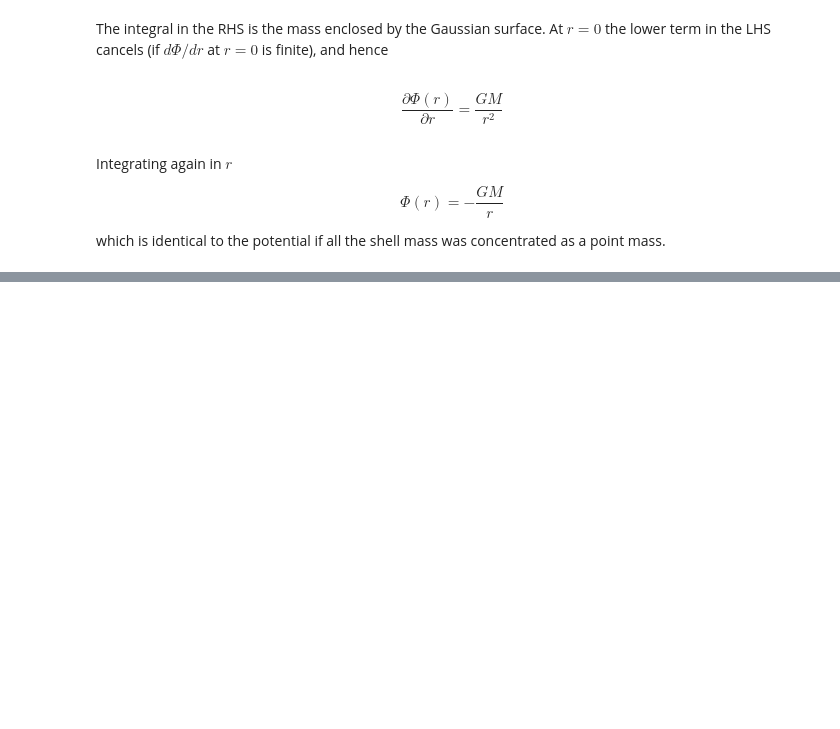
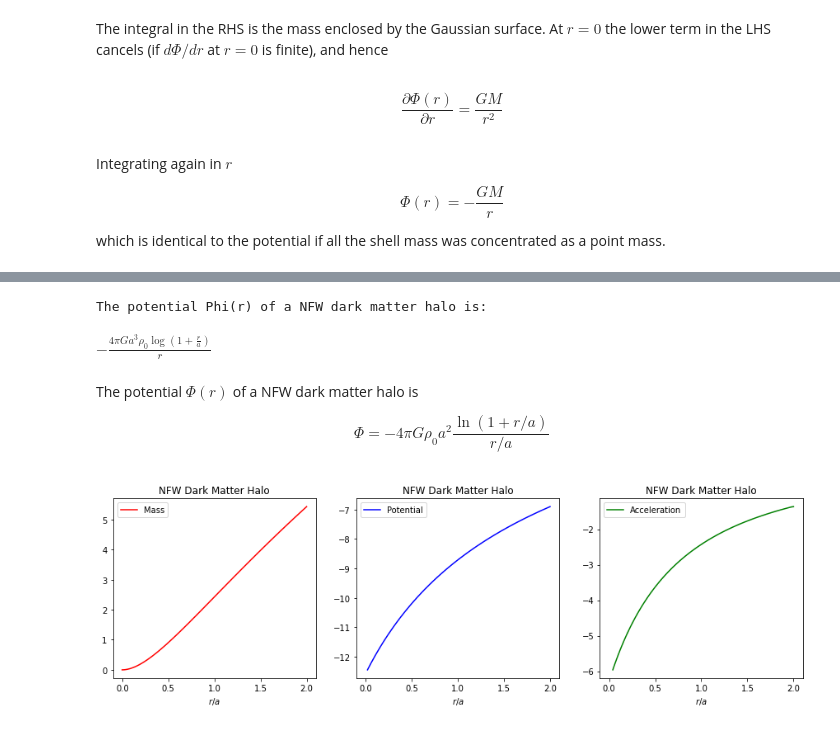
Before and after one commit to wlyra/Astro506, a Jupyter notebook: GalacticDynamicsMasterNB.ipynb, the cells around one changed output, grey strips where cells are left out. Cells and saved outputs as stored; diff of their text form; code cells hidden in the pictures; blank space fills up the shorter version.

```diff
--- a/GalacticDynamicsMasterNB.ipynb
+++ b/GalacticDynamicsMasterNB.ipynb
@@ -292,0 +443,55 @@ Another form of this expression involves $\Phi$ and $\rho$. Integrating by parts
+# %%
+import sympy as sp
+from sympy import integrate
+
+rho0 = sp.Symbol('rho0')
+rp = sp.Symbol('rp')
+r = sp.Symbol('r')
+a = sp.Symbol('a')
+G= sp.Symbol('G')
+
+mass = 4*sp.pi*a**3*rho0* (sp.log(1+rp/a) - (rp/a)/(1+rp/a))
+
+print("The potential Phi(r) of a NFW dark matter halo is:")
+
+Phi = integrate(-G*mass/rp**2,(rp,r,infty))
+
+Phi
+# %% [output]
+The potential Phi(r) of a NFW dark matter halo is:
+$\displaystyle - \frac{4 \pi G a^{3} \rho_{0} \log{\left(1 + \frac{r}{a} \right)}}{r}$
+# %% [markdown]
+The potential $\Phi(r)$ of a NFW dark matter halo is
+
+\begin{equation}
+\boxed{
+\Phi = -4\pi G \rho_0 a^2\frac{\ln(1+r/a)}{r/a}
+}
+\end{equation}
+# %%
+import numpy as np
+import pylab as plt
+
+a = 1
+G = 1
+rho0 = 1
+n = 100
+
+r = np.linspace(0,2*a,n)
+
+Mass = 4*np.pi*a**3*rho0* (np.log(1+r/a) - (r/a)/(1+r/a))
+Phi = -4*np.pi*G*a**3*rho0*np.log(1 + r/a)/r
+g = -gradient(Phi)/gradient(r)
+
+fig, axs = plt.subplots(nrows=1,ncols=3,figsize=(15,4),sharex=True)
+
+axs[0].plot(r,Mass,label='Mass',color='red')
+axs[1].plot(r,Phi,label='Potential',color='blue')
+axs[2].plot(r,g,label='Acceleration',color='green')
+
+for i, ax in enumerate(fig.axes):
+    ax.legend()
+    ax.set_xlabel(r'$r/a$')
+    ax.set_title("NFW Dark Matter Halo")
+# %% [output]
+[figure, added]
```
Also changed, not shown: parts of 6 cells of this notebook.
